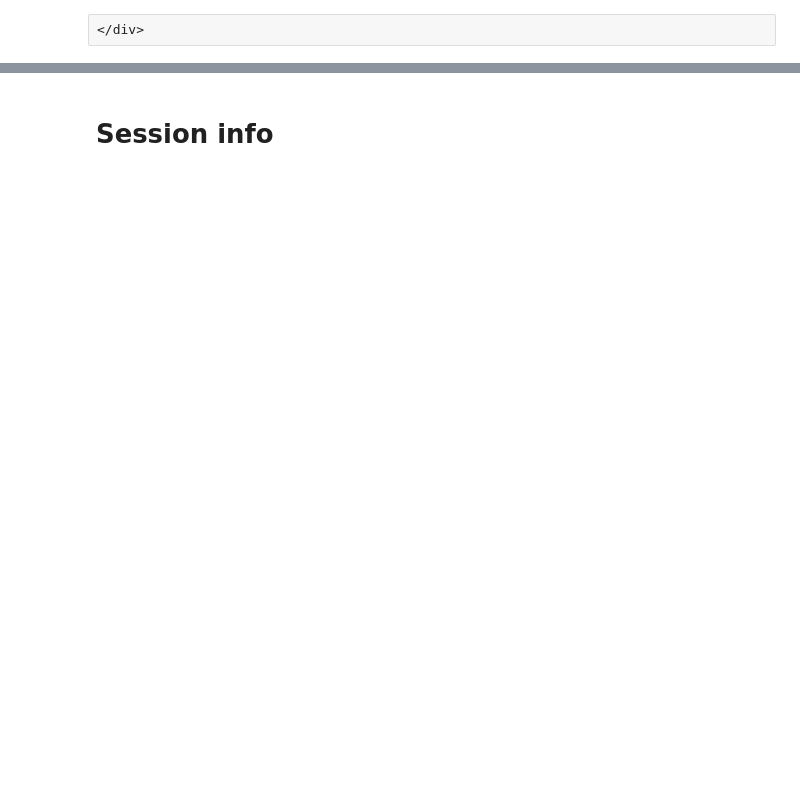
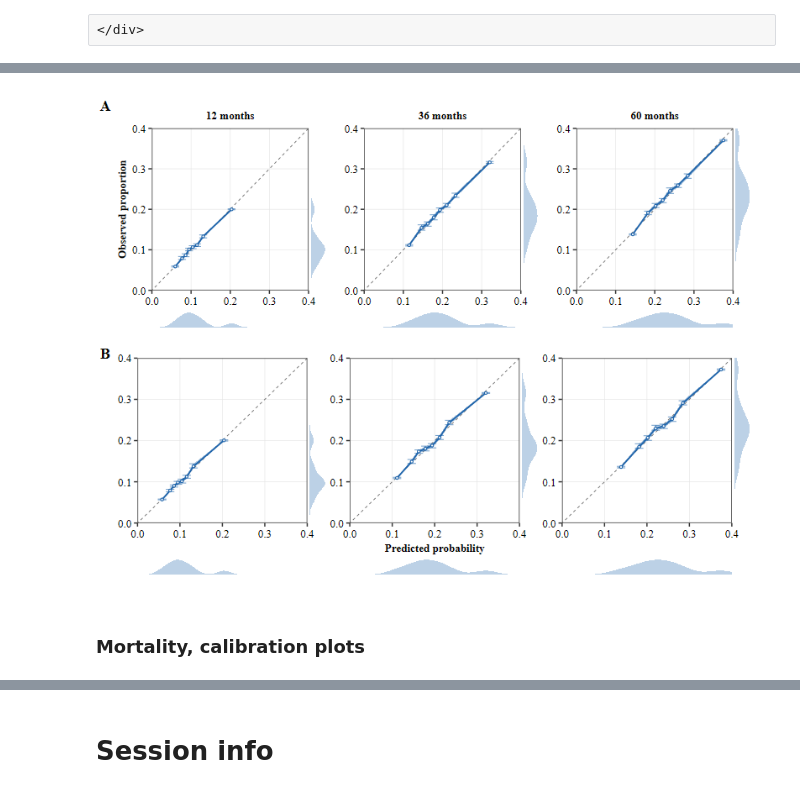
Before and after one commit to FONDECYTACC/cons2025, a Jupyter notebook: prediction23_converted.ipynb, the cells around one changed output, grey strips where cells are left out. Drawn from its saved outputs; the diff is of its cells as text; code cells hidden in the pictures; blank space fills up the shorter version.

```diff
--- a/prediction23_converted.ipynb
+++ b/prediction23_converted.ipynb
@@ -2251,0 +784,9 @@ Imp 4/5: ..
+# %%
+#| label: define-project-root-and-paths
+
+root <- here::here()
+
+project_root <- gsub("/cons$", "", root)
+
+data_out <- file.path(project_root, "data", "20241015_out")
+figs_out <- file.path(root, "_figs")
@@ -2251,0 +1196,27 @@ Imp 4/5: ..
+# %%
+#| label: calibration-plot-combined-readm
+library(patchwork)
+
+final_figure_readm <- wrap_plots(
+  wrap_elements(combined_full),
+  wrap_elements(combined),
+  ncol = 1
+) +
+  plot_annotation(tag_levels = "A") &
+  theme(plot.tag = element_text(face = "bold", size = 18, family = "Times New Roman"),
+    plot.tag.position = c(0.00, 0.97))
+
+print(final_figure_readm)
+
+ggsave(paste0(project_root,"/cons/_figs/readmission_calibration_combined_AB.tiff"),
+       final_figure_readm,
+       width = 17.8*1.4, height = 12*1.6, units = "cm",
+       dpi = 600, compression = "lzw")
+ggsave(paste0(project_root,"/cons/_figs/readmission_calibration_combined_AB.png"),
+       final_figure_readm,
+       width = 17.8*1.4, height = 12*1.6, units = "cm",
+       dpi = 600)
+# %% [output]
+[figure, added]
+# %% [markdown]
+### Mortality, calibration plots
```
Also changed, not shown: parts of 92 cells of this notebook, 4 other files.
